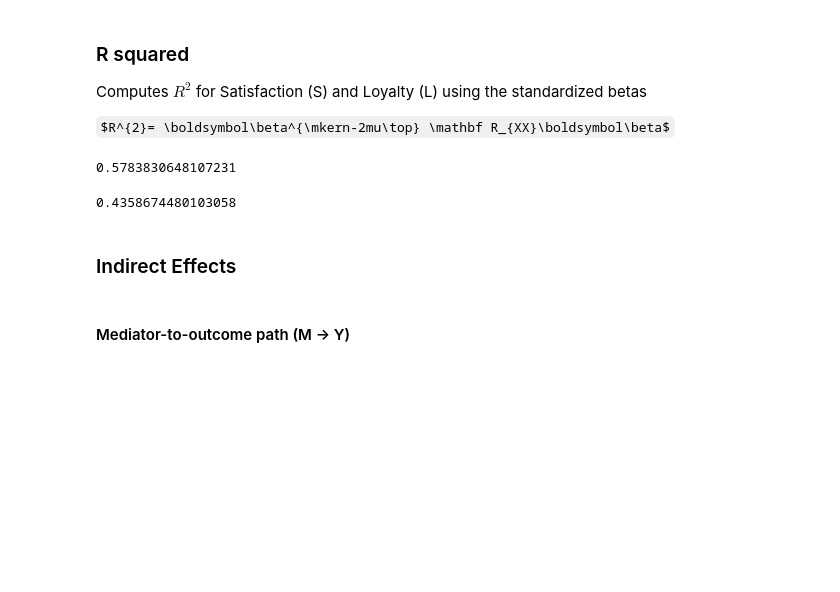
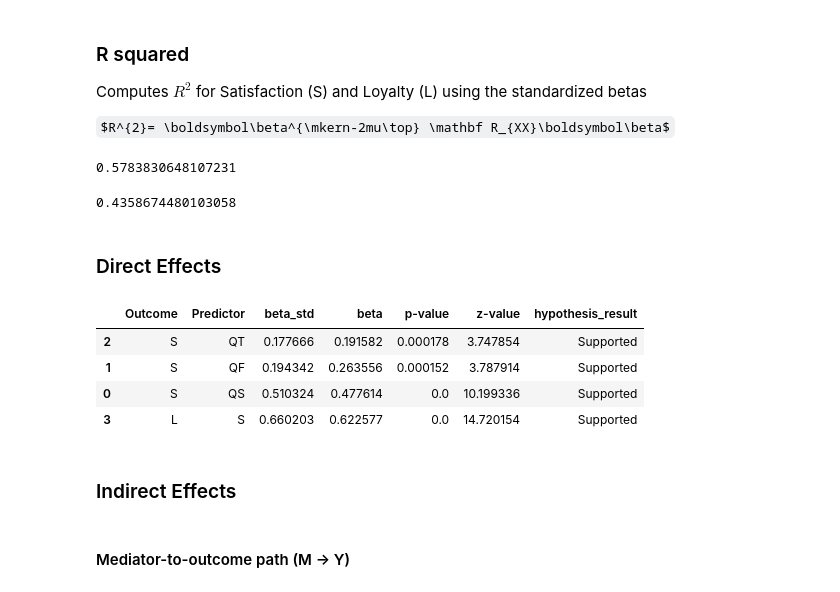
Before and after one commit to VictorValar/python-structural-equation-modeling-guide, a Jupyter notebook: practice 2/practice_2.ipynb, the cells around one changed output. Saved outputs shown, nothing was run; the diff lists cells and outputs as text; code cells hidden in the pictures; some formulas as TeX source; blank space fills up the shorter version.

```diff
--- a/practice 2/practice_2.ipynb
+++ b/practice 2/practice_2.ipynb
@@ -184,6 +154,35 @@ R2_L = latent_R2('L', ['S'], paths, factor_scores)
 R2_L
 # %% [output]
 0.4358674480103058
+# %% [markdown]
+### Direct Effects
+# %%
+raw_item_estimates = (
+    model.inspect(std_est=True)
+         .query("op == '~' and not lval.str.startswith('P')")
+)
+direct_effects_df = (
+    raw_item_estimates
+    .loc[:, ['lval','rval', 'Est. Std', 'Estimate','p-value', 'z-value']]
+    .rename(columns={
+        'lval': 'Outcome',
+        'rval': 'Predictor',
+        'Estimate': 'beta',
+        'Est. Std': 'beta_std',
+    })
+    .sort_values(by='beta_std')
+)
+direct_effects_df['hypothesis_result'] = direct_effects_df.apply(
+    lambda row: 'Supported' if row['p-value'] < 0.05 else 'Not Supported',
+    axis=1
+)
+direct_effects_df
+# %% [output]
+|  | Outcome | Predictor | beta_std | beta | p-value | z-value | hypothesis_result |
+| 2 | S | QT | 0.177666 | 0.191582 | 0.000178 | 3.747854 | Supported |
+| 1 | S | QF | 0.194342 | 0.263556 | 0.000152 | 3.787914 | Supported |
+| 0 | S | QS | 0.510324 | 0.477614 | 0.0 | 10.199336 | Supported |
+| 3 | L | S | 0.660203 | 0.622577 | 0.0 | 14.720154 | Supported |
 # %% [markdown]
 ### Indirect Effects
 # %%
```
Also changed, not shown: parts of 10 cells of this notebook.
